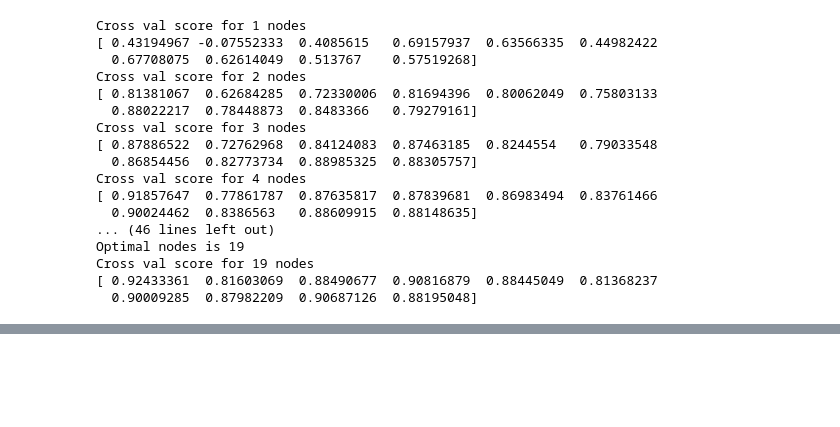
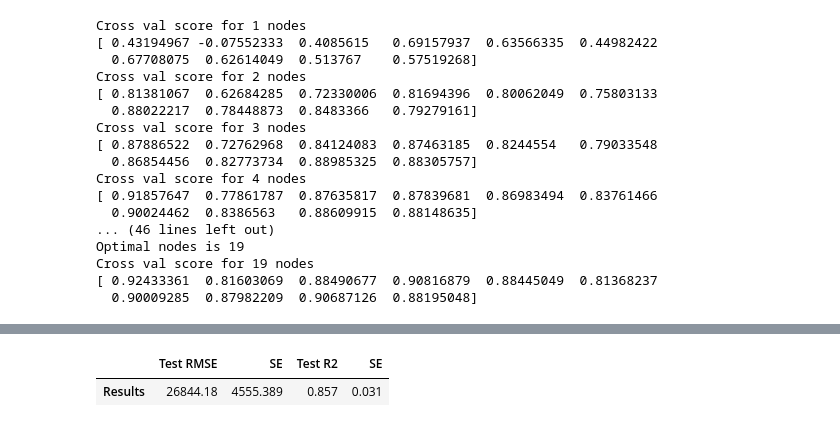
Before and after one commit to chyl9109/QBUS2820ProjctOne, a Jupyter notebook: Adaboost - Decision Trees Implementation.ipynb, the cells around one changed output, grey strips where cells are left out. Saved outputs shown, nothing was run; the diff lists cells and outputs as text; code cells hidden in the pictures; blank space fills up the shorter version.

Commit message:
Add files via upload
R-squared and other scores computed for both models.
Appears that AdaBoosting performs much better.

```diff
--- a/Adaboost - Decision Trees Implementation.ipynb
+++ b/Adaboost - Decision Trees Implementation.ipynb
@@ -229,9 +229,9 @@ Cross val score for 19 nodes
   0.90009285  0.87982209  0.90687126  0.88195048]
 # %%
 from sklearn.metrics import r2_score
-print("Optimal nodes is {}".format(optimal_node))
-regr = AdaBoostRegressor(DecisionTreeRegressor(max_depth=optimal_node),random_state=0)
-print("Cross val score for {} nodes".format(optimal_node))
+print("Optimal nodes is {}".format(19))
+regr = AdaBoostRegressor(DecisionTreeRegressor(max_depth=19),random_state=0)
+print("Cross val score for {} nodes".format(19))
 print(cross_val_score(regr, final_train, y_train, cv=10))
 
 regr.fit(final_train, y_train)
@@ -246,0 +247,14 @@ Cross-Predicted Accuracy: 0.8570954032484013
+# %%
+from QBUS2820 import rmse_jack, r2_jack
+#Jackknife method to be able to report the standard errors for the test results
+
+columns=['Test RMSE', 'SE', 'Test R2', 'SE']
+rows = ['Results']
+results=pd.DataFrame(0.0, columns=columns, index=rows)
+
+results.iloc[0,0], results.iloc[0,1] = rmse_jack(y_test, y_1)
+results.iloc[0,2], results.iloc[0,3] = (r2_jack(y_test, y_1))
+results.round(3)
+# %% [output]
+|  | Test RMSE | SE | Test R2 | SE |
+| Results | 26844.18 | 4555.389 | 0.857 | 0.031 |
```
Also changed, not shown: parts of 3 cells of this notebook, 1 other file.
